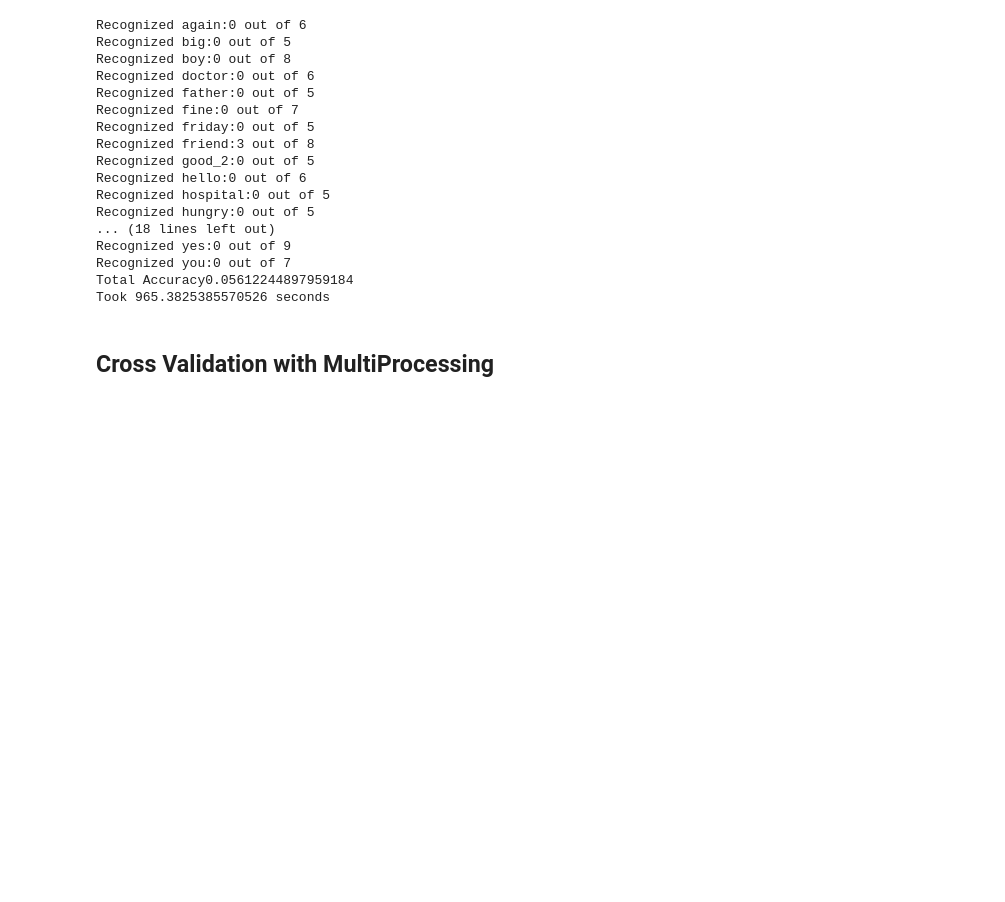
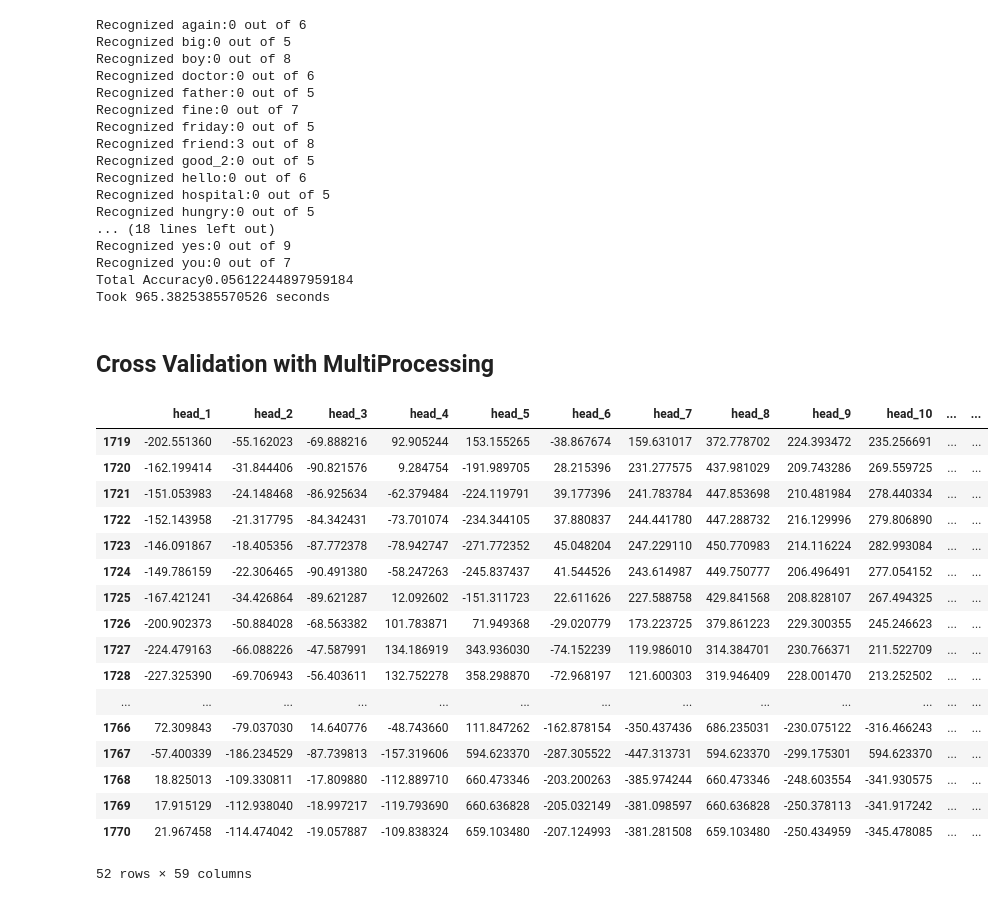
Before and after one commit to JstnClmnt/ASLRecognitionThesis, a Jupyter notebook: Sample Codes.ipynb, the cells around one changed output. Cells and saved outputs as stored; diff of their text form; code cells hidden in the pictures; blank space fills up the shorter version.

```diff
--- a/Sample Codes.ipynb
+++ b/Sample Codes.ipynb
@@ -395,3 +487,25 @@ def main():
     print('That took {} seconds'.format(time.time() - starttime))
 
 main()
+# %%
+data720=pd.read_csv("dataset720.csv")
+data720[data720["gesture"]=="hello"]
+# %% [output]
+|  | head_1 | head_2 | head_3 | head_4 | head_5 | head_6 | head_7 | head_8 | head_9 | head_10 | ... | ... |
+| 1719 | -202.551360 | -55.162023 | -69.888216 | 92.905244 | 153.155265 | -38.867674 | 159.631017 | 372.778702 | 224.393472 | 235.256691 | ... | ... |
+| 1720 | -162.199414 | -31.844406 | -90.821576 | 9.284754 | -191.989705 | 28.215396 | 231.277575 | 437.981029 | 209.743286 | 269.559725 | ... | ... |
+| 1721 | -151.053983 | -24.148468 | -86.925634 | -62.379484 | -224.119791 | 39.177396 | 241.783784 | 447.853698 | 210.481984 | 278.440334 | ... | ... |
+| 1722 | -152.143958 | -21.317795 | -84.342431 | -73.701074 | -234.344105 | 37.880837 | 244.441780 | 447.288732 | 216.129996 | 279.806890 | ... | ... |
+| 1723 | -146.091867 | -18.405356 | -87.772378 | -78.942747 | -271.772352 | 45.048204 | 247.229110 | 450.770983 | 214.116224 | 282.993084 | ... | ... |
+| 1724 | -149.786159 | -22.306465 | -90.491380 | -58.247263 | -245.837437 | 41.544526 | 243.614987 | 449.750777 | 206.496491 | 277.054152 | ... | ... |
+| 1725 | -167.421241 | -34.426864 | -89.621287 | 12.092602 | -151.311723 | 22.611626 | 227.588758 | 429.841568 | 208.828107 | 267.494325 | ... | ... |
+| 1726 | -200.902373 | -50.884028 | -68.563382 | 101.783871 | 71.949368 | -29.020779 | 173.223725 | 379.861223 | 229.300355 | 245.246623 | ... | ... |
+| 1727 | -224.479163 | -66.088226 | -47.587991 | 134.186919 | 343.936030 | -74.152239 | 119.986010 | 314.384701 | 230.766371 | 211.522709 | ... | ... |
+| 1728 | -227.325390 | -69.706943 | -56.403611 | 132.752278 | 358.298870 | -72.968197 | 121.600303 | 319.946409 | 228.001470 | 213.252502 | ... | ... |
+| ... | ... | ... | ... | ... | ... | ... | ... | ... | ... | ... | ... | ... |
+| 1766 | 72.309843 | -79.037030 | 14.640776 | -48.743660 | 111.847262 | -162.878154 | -350.437436 | 686.235031 | -230.075122 | -316.466243 | ... | ... |
+| 1767 | -57.400339 | -186.234529 | -87.739813 | -157.319606 | 594.623370 | -287.305522 | -447.313731 | 594.623370 | -299.175301 | 594.623370 | ... | ... |
+| 1768 | 18.825013 | -109.330811 | -17.809880 | -112.889710 | 660.473346 | -203.200263 | -385.974244 | 660.473346 | -248.603554 | -341.930575 | ... | ... |
+| 1769 | 17.915129 | -112.938040 | -18.997217 | -119.793690 | 660.636828 | -205.032149 | -381.098597 | 660.636828 | -250.378113 | -341.917242 | ... | ... |
+| 1770 | 21.967458 | -114.474042 | -19.057887 | -109.838324 | 659.103480 | -207.124993 | -381.281508 | 659.103480 | -250.434959 | -345.478085 | ... | ... |
+52 rows × 59 columns
```
Also changed, not shown: parts of 12 cells of this notebook, 10 other files.
